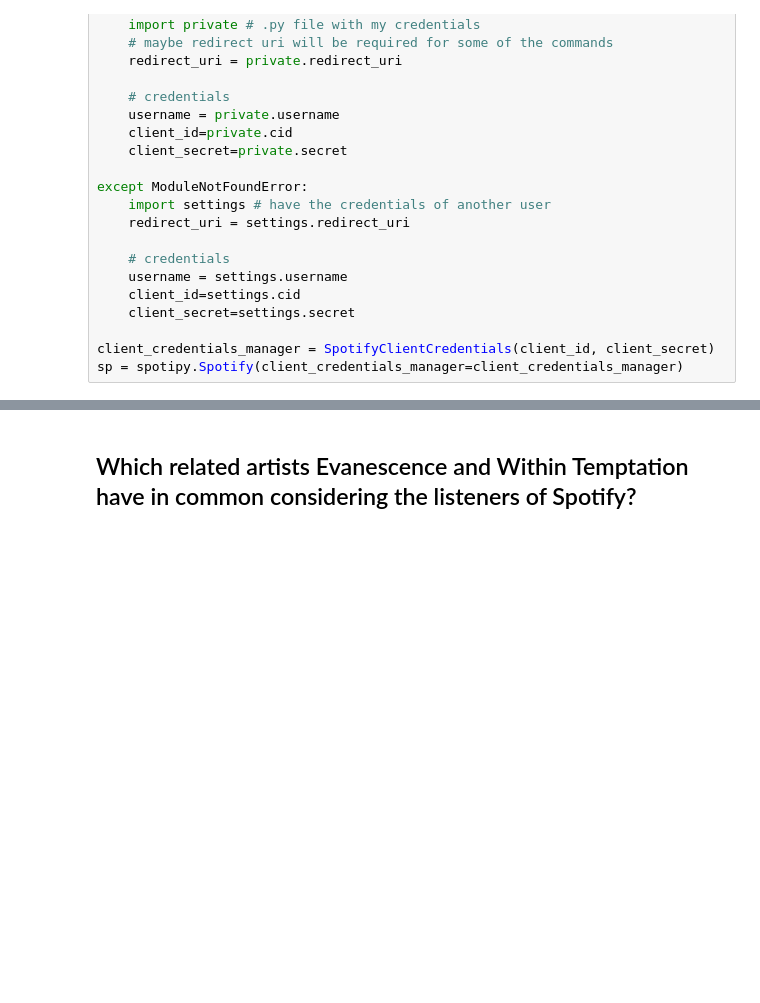
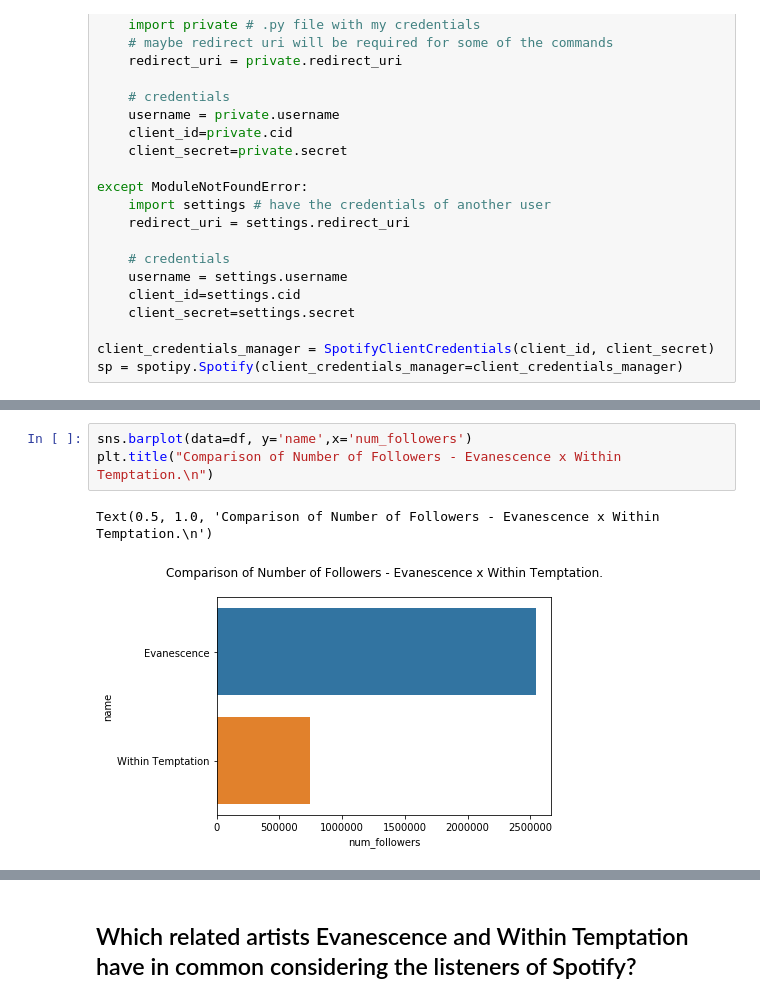
Before and after one commit to dpbac/evanescence_and_within_temptation_in_Python, a Jupyter notebook: notebook_02_retrieve_metada_Spotify_Evanescence_Within_Temptation.ipynb, the cells around one changed output, grey strips where cells are left out. Drawn from its saved outputs; the diff is of its cells as text; blank space fills up the shorter version.

```diff
--- a/notebook_02_retrieve_metada_Spotify_Evanescence_Within_Temptation.ipynb
+++ b/notebook_02_retrieve_metada_Spotify_Evanescence_Within_Temptation.ipynb
@@ -122,0 +154,6 @@ info_within_temptation
+# %%
+sns.barplot(data=df, y='name',x='num_followers')
+plt.title("Comparison of Number of Followers - Evanescence x Within Temptation.\n")
+# %% [output]
+Text(0.5, 1.0, 'Comparison of Number of Followers - Evanescence x Within Temptation.\n')
+[figure, added]
```
Also changed, not shown: parts of 40 cells of this notebook.
